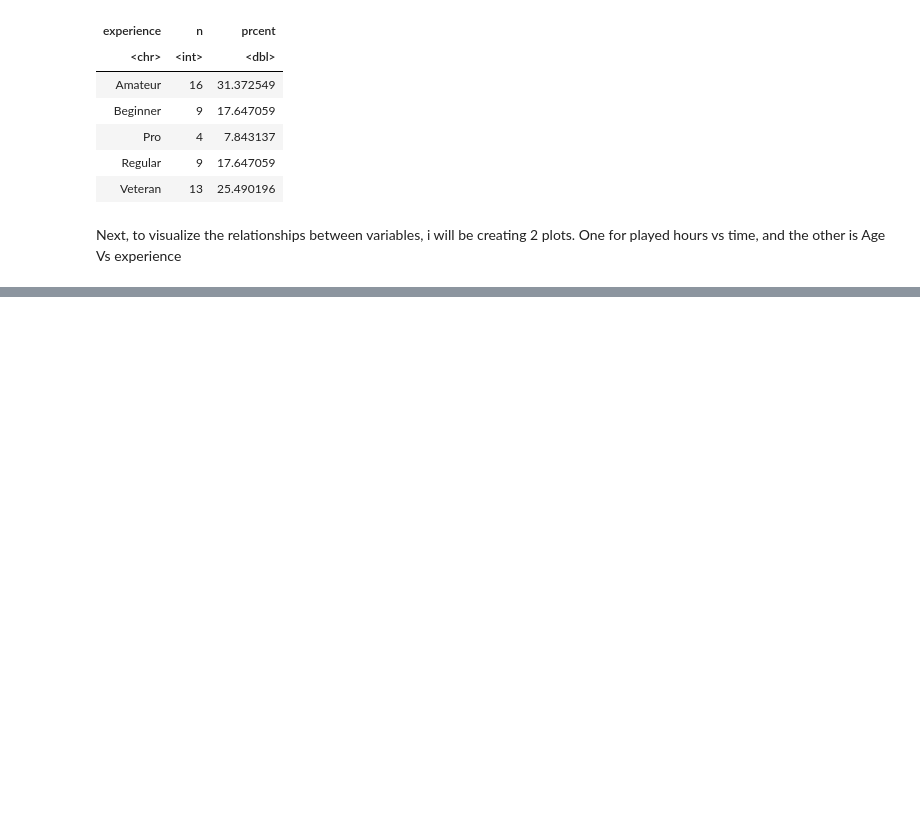
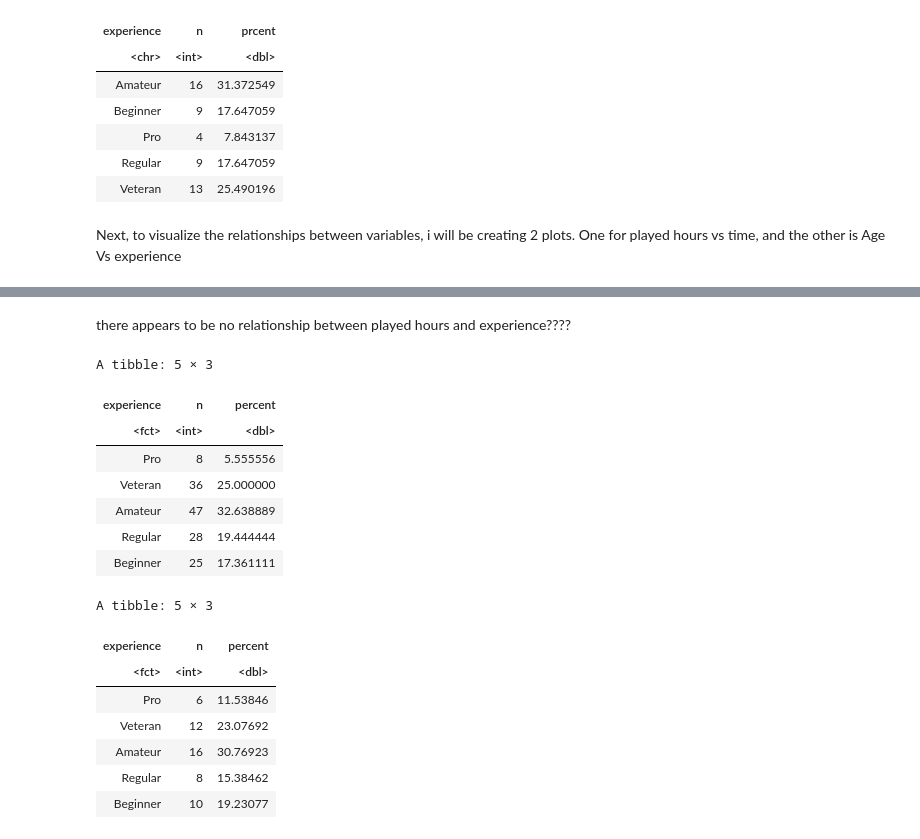
Before and after one commit to buildwithme1/Dacia-100-project-template, a Jupyter notebook: players.ipynb, the cells around one changed output, grey strips where cells are left out. Cells and saved outputs as stored; diff of their text form; code cells hidden in the pictures; blank space fills up the shorter version.

```diff
--- a/players.ipynb
+++ b/players.ipynb
@@ -205,0 +207,36 @@ Warning message:
+# %% [markdown]
+there appears to be no relationship between played hours and experience????
+# %%
+set.seed(123)
+split_file <- initial_split(selected_file, prop = 0.75, strata = experience)
+training_set <- training(split_file)
+test_set <- testing(split_file)
+
+# Checking proportions in training set
+training_set %>%
+  group_by(experience) %>%
+  summarize(n = n()) %>%
+  mutate(percent = 100 * n / nrow(training_set))
+
+# Check proportions in test set
+test_set %>%
+  group_by(experience) %>%
+  summarize(n = n()) %>%
+  mutate(percent = 100 * n / nrow(test_set))
+# %% [output]
+A tibble: 5 × 3
+| experience | n | percent |
+| <fct> | <int> | <dbl> |
+| Pro | 8 | 5.555556 |
+| Veteran | 36 | 25.000000 |
+| Amateur | 47 | 32.638889 |
+| Regular | 28 | 19.444444 |
+| Beginner | 25 | 17.361111 |
+A tibble: 5 × 3
+| experience | n | percent |
+| <fct> | <int> | <dbl> |
+| Pro | 6 | 11.53846 |
+| Veteran | 12 | 23.07692 |
+| Amateur | 16 | 30.76923 |
+| Regular | 8 | 15.38462 |
+| Beginner | 10 | 19.23077 |
```
Also changed, not shown: parts of 1 cell of this notebook.
